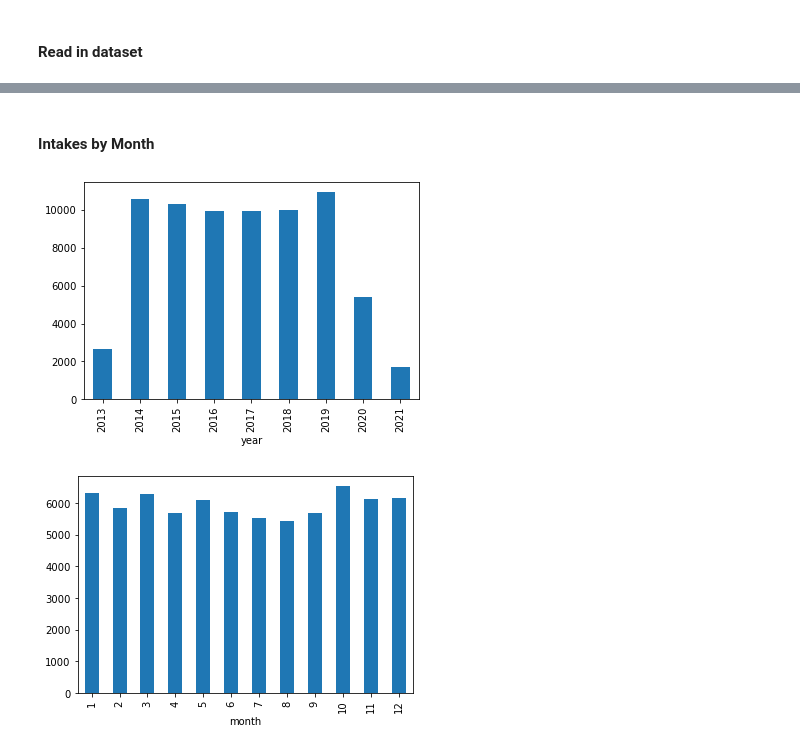
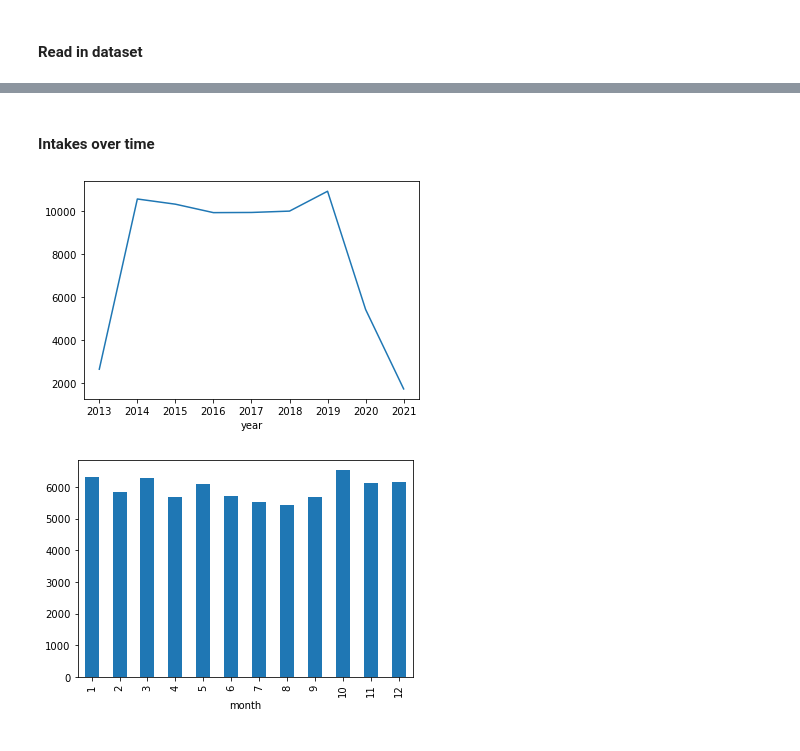
Before and after one commit to lordfrahnk/austin_shelter, a Jupyter notebook: notebooks/5 - Dogs Intakes EDA.ipynb, the cells around one changed output, grey strips where cells are left out. Drawn from its saved outputs; the diff is of its cells as text; code cells hidden in the pictures.

```diff
--- a/notebooks/5 - Dogs Intakes EDA.ipynb
+++ b/notebooks/5 - Dogs Intakes EDA.ipynb
@@ -15,14 +35,14 @@ dogs = dogs[dogs['animal_type'] == 'Dog']
 # %% [markdown]
-#### Intakes by Month
+#### Intakes over time
 # %%
 dogs['intake_month'] = dogs['datetime'].dt.to_period('m')
 # %%
 dogs['month'] = dogs['datetime'].dt.month
 dogs['year'] = dogs['datetime'].dt.year
 # %%
-dogs.groupby('year')['animal_id'].count().plot(kind='bar');
+dogs.groupby('year')['animal_id'].count().plot(kind='line');
 # %% [output]
-[figure, old version]
+[figure, new version]
 # %%
 dogs.groupby('month')['animal_id'].count().plot(kind='bar');
 # %% [output]
```
Also changed, not shown: parts of 10 cells of this notebook.
